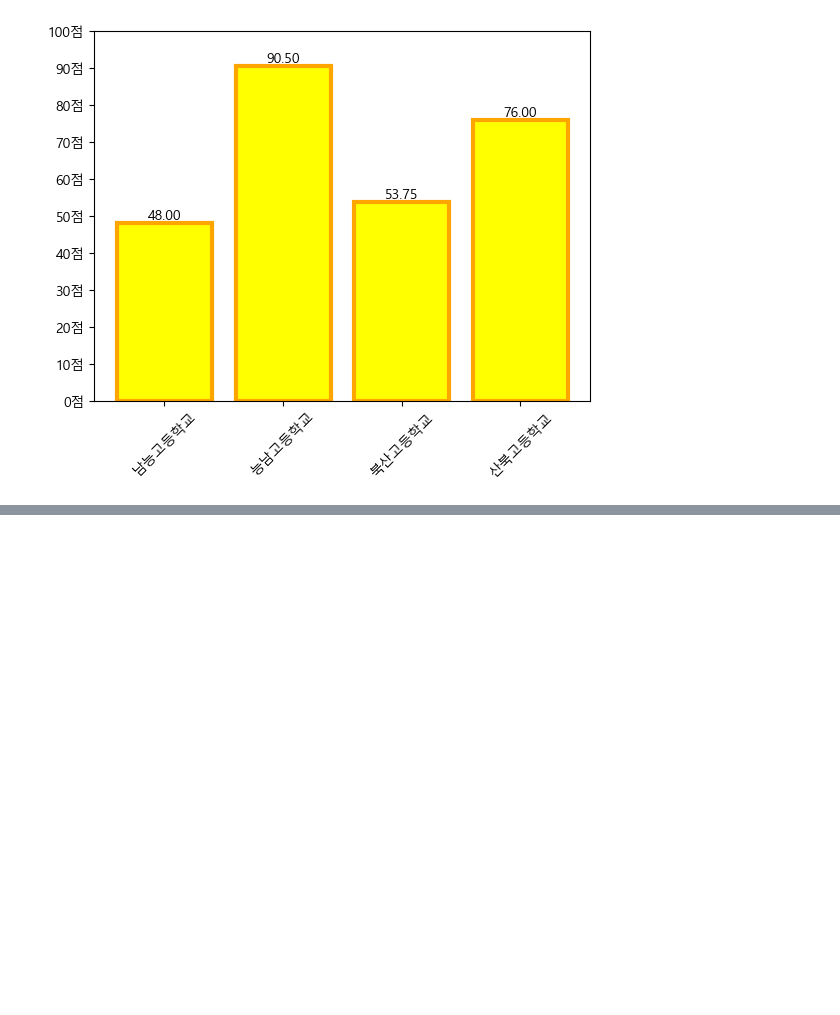
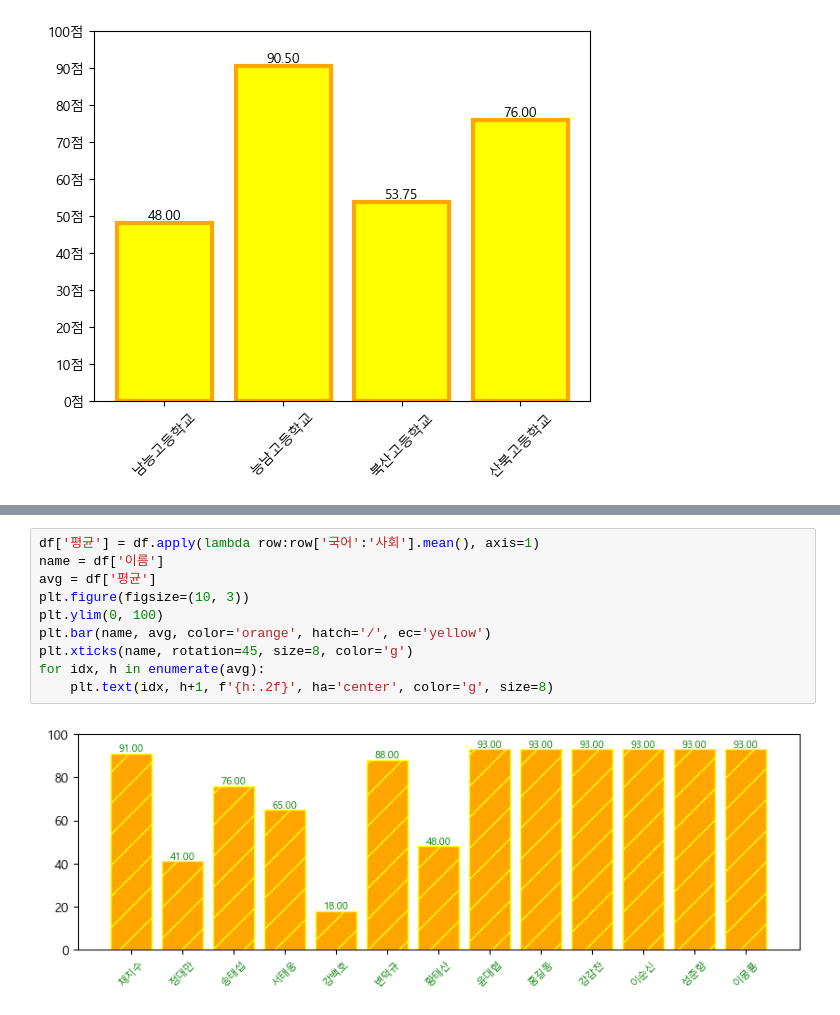
Before and after one commit to Jeongchani/AI_python, a Jupyter notebook: 04.데이터시각화/08.데이터프레임활용.ipynb, the cells around one changed output, grey strips where cells are left out. Drawn from its saved outputs; the diff is of its cells as text; blank space fills up the shorter version.

```diff
--- a/04.데이터시각화/08.데이터프레임활용.ipynb
+++ b/04.데이터시각화/08.데이터프레임활용.ipynb
@@ -144,0 +166,12 @@ plt.show()
+# %%
+df['평균'] = df.apply(lambda row:row['국어':'사회'].mean(), axis=1)
+name = df['이름']
+avg = df['평균']
+plt.figure(figsize=(10, 3))
+plt.ylim(0, 100)
+plt.bar(name, avg, color='orange', hatch='/', ec='yellow')
+plt.xticks(name, rotation=45, size=8, color='g')
+for idx, h in enumerate(avg):
+    plt.text(idx, h+1, f'{h:.2f}', ha='center', color='g', size=8)
+# %% [output]
+[figure, added]
```
Also changed, not shown: parts of 5 cells of this notebook, 3 other files.
